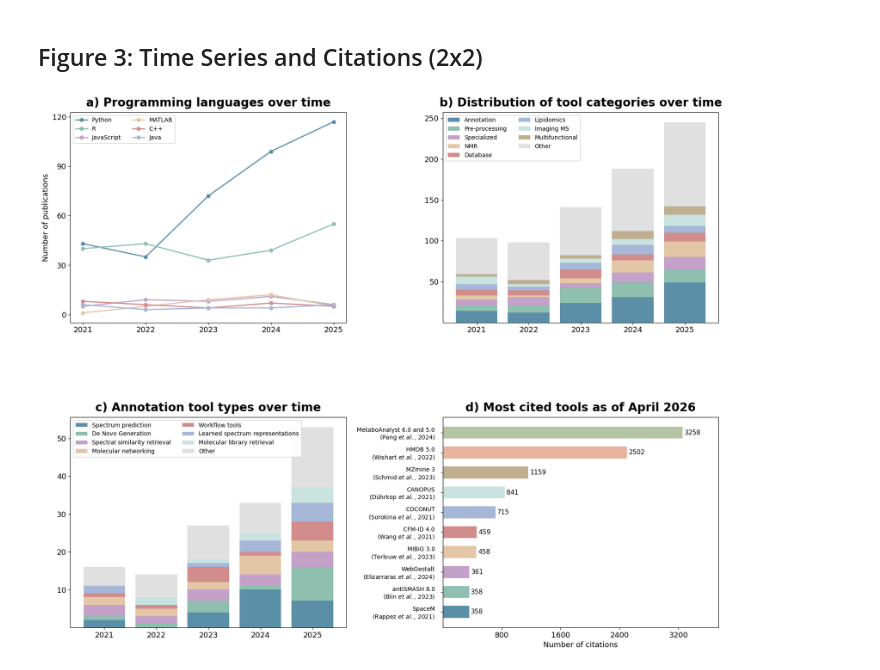
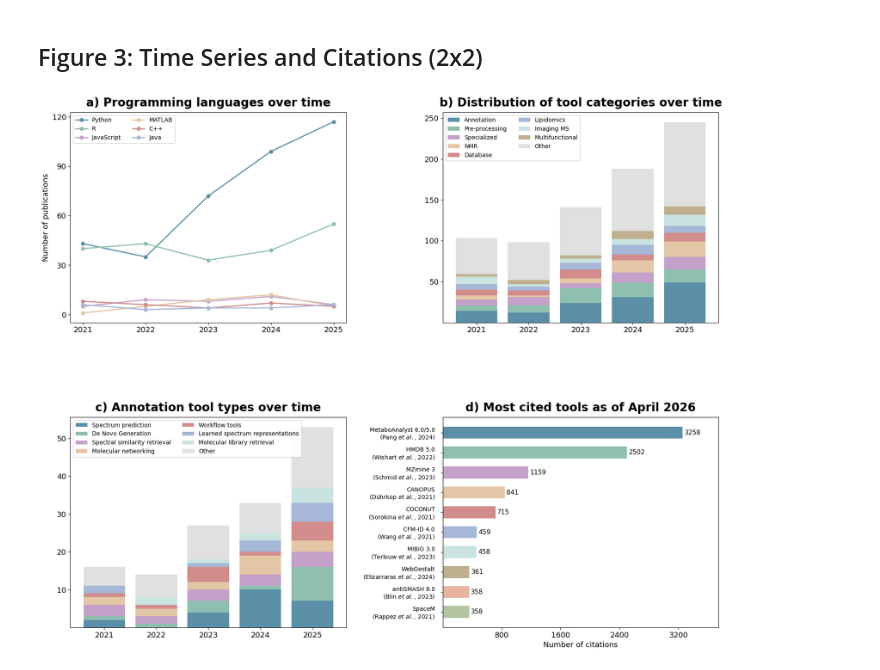
Before and after one commit to marioernestovaldes/computational-metabolomics-review, a Jupyter notebook: figures.ipynb, the cells around one changed output. Saved outputs shown, nothing was run; the diff lists cells and outputs as text; code cells hidden in the pictures.

Commit message:
Update order palette 3D subfigure
Co-authored-by: Copilot <copilot@github.com>

```diff
--- a/figures.ipynb
+++ b/figures.ipynb
@@ -808,7 +812,7 @@ citation_tools = [
     "CANOPUS\n(Dührkop $\\it{et\\ al.}$, 2021)",
     "MZmine 3\n(Schmid $\\it{et\\ al.}$, 2023)",
     "HMDB 5.0\n(Wishart $\\it{et\\ al.}$, 2022)",
-    "MetaboAnalyst 6.0 and 5.0\n(Pang $\\it{et\\ al.}$, 2024)",
+    "MetaboAnalyst 6.0/5.0\n(Pang $\\it{et\\ al.}$, 2024)",
 ]
 ax.yaxis.set_tick_params(pad=10)
 citation_counts = [
@@ -827,34 +831,36 @@ citation_counts = [
 bars = ax.barh(
     citation_tools,
     citation_counts,
-    color=custom_palette,
+    color=custom_palette[::-1],  # reverse the palette for a different order
     height=0.6,
 )
 for bar in bars:
     width = bar.get_width()
     ax.annotate(
         f"{int(width)}",
         xy=(width, bar.get_y() + bar.get_height() / 2),
         xytext=(3, 0),
         textcoords="offset points",
         ha="left",
         va="center",
         fontsize=11,
     )
 ax.set_title(
     "d) Most cited tools as of April 2026",
     fontsize=FIG3_TITLE_FONTSIZE,
     fontweight="bold",
     pad=10,
 )
 ax.set_xlabel("Number of citations", fontsize=13)
 ax.set_ylabel("", fontsize=13)
 ax.tick_params(axis="y", labelsize=10)
 ax.tick_params(axis="x", labelsize=FIG3_TICK_LABELSIZE)
 ax.xaxis.set_major_locator(plt.MaxNLocator(nbins=5, prune="lower"))
 ax.margins(x=0.15)
 
 plt.tight_layout()
+fig3.savefig("figure3.png", dpi=400, bbox_inches="tight")
+fig3.savefig("figure3.pdf", dpi=400, bbox_inches="tight")
 plt.show()
 # %% [output]
-[figure, old version]
+[figure, new version]
```
Also changed, not shown: parts of 2 cells of this notebook, 1 other file.
